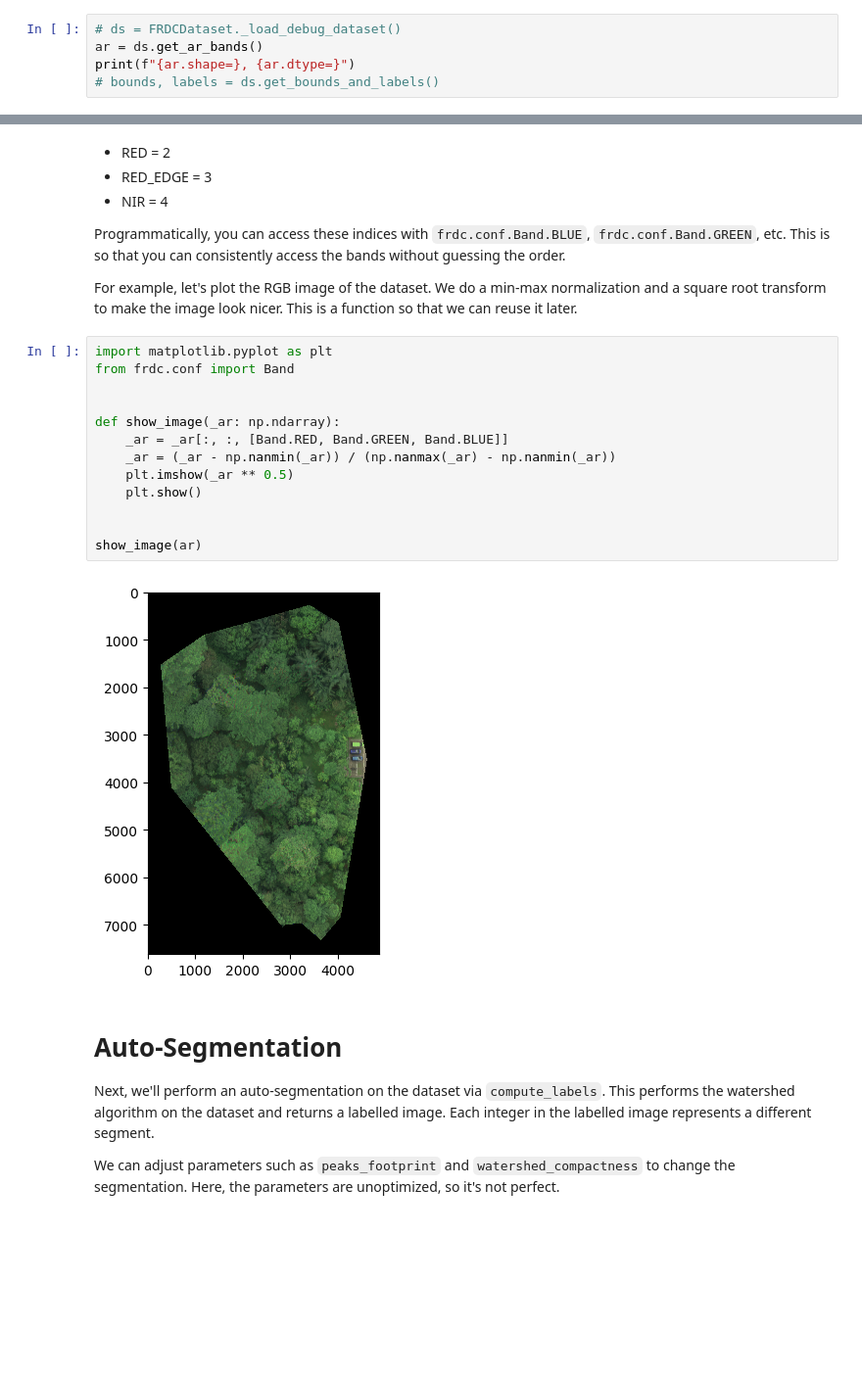
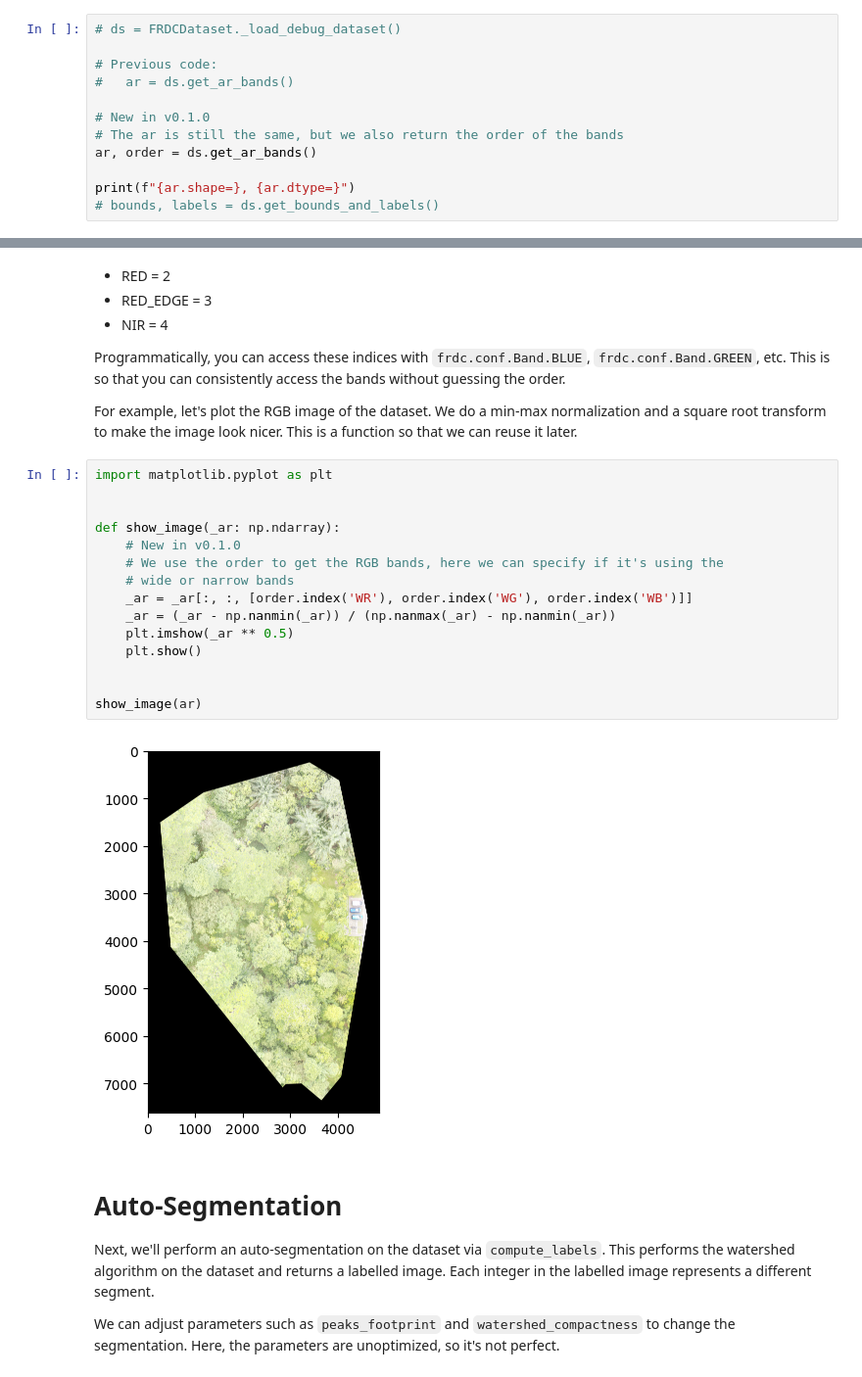
Before and after one commit to harvardXedujames/FRDC-ML, a Jupyter notebook: src/tutorial.ipynb, the cells around one changed output, grey strips where cells are left out. Shown at 98% size. Cells and saved outputs as stored; diff of their text form; blank space fills up the shorter version.

```diff
--- a/src/tutorial.ipynb
+++ b/src/tutorial.ipynb
@@ -36,7 +34,14 @@ ds = FRDCDataset('chestnut_nature_park', '20201218', None)
 `ds` contains the information about the dataset. We'll retrieve the `np.ndarray` bands of the dataset.
 # %%
 # ds = FRDCDataset._load_debug_dataset()
-ar = ds.get_ar_bands()
+
+# Previous code:
+#   ar = ds.get_ar_bands()
+
+# New in v0.1.0
+# The ar is still the same, but we also return the order of the bands
+ar, order = ds.get_ar_bands()
+
 print(f"{ar.shape=}, {ar.dtype=}")
 # bounds, labels = ds.get_bounds_and_labels()
 # %% [output]
@@ -55,19 +60,21 @@ This is so that you can consistently access the bands without guessing the order
 For example, let's plot the RGB image of the dataset. We do a min-max normalization and a square root transform to make the image look nicer. This is a function so that we can reuse it later.
 # %%
 import matplotlib.pyplot as plt
-from frdc.conf import Band
 
 
 def show_image(_ar: np.ndarray):
-    _ar = _ar[:, :, [Band.RED, Band.GREEN, Band.BLUE]]
+    # New in v0.1.0
+    # We use the order to get the RGB bands, here we can specify if it's using the
+    # wide or narrow bands
+    _ar = _ar[:, :, [order.index('WR'), order.index('WG'), order.index('WB')]]
     _ar = (_ar - np.nanmin(_ar)) / (np.nanmax(_ar) - np.nanmin(_ar))
     plt.imshow(_ar ** 0.5)
     plt.show()
 
 
 show_image(ar)
 # %% [output]
-[figure, old version]
+[figure, new version]
 # %% [markdown]
 # Auto-Segmentation
 
```
Also changed, not shown: parts of 11 cells of this notebook.
